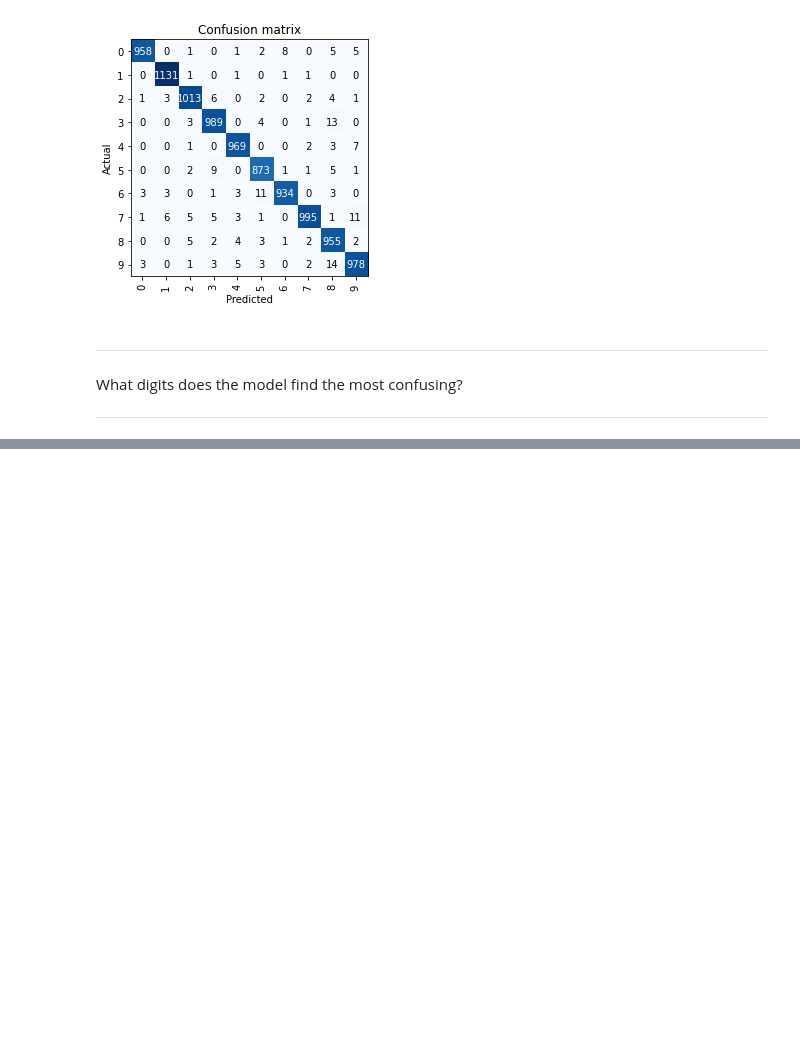
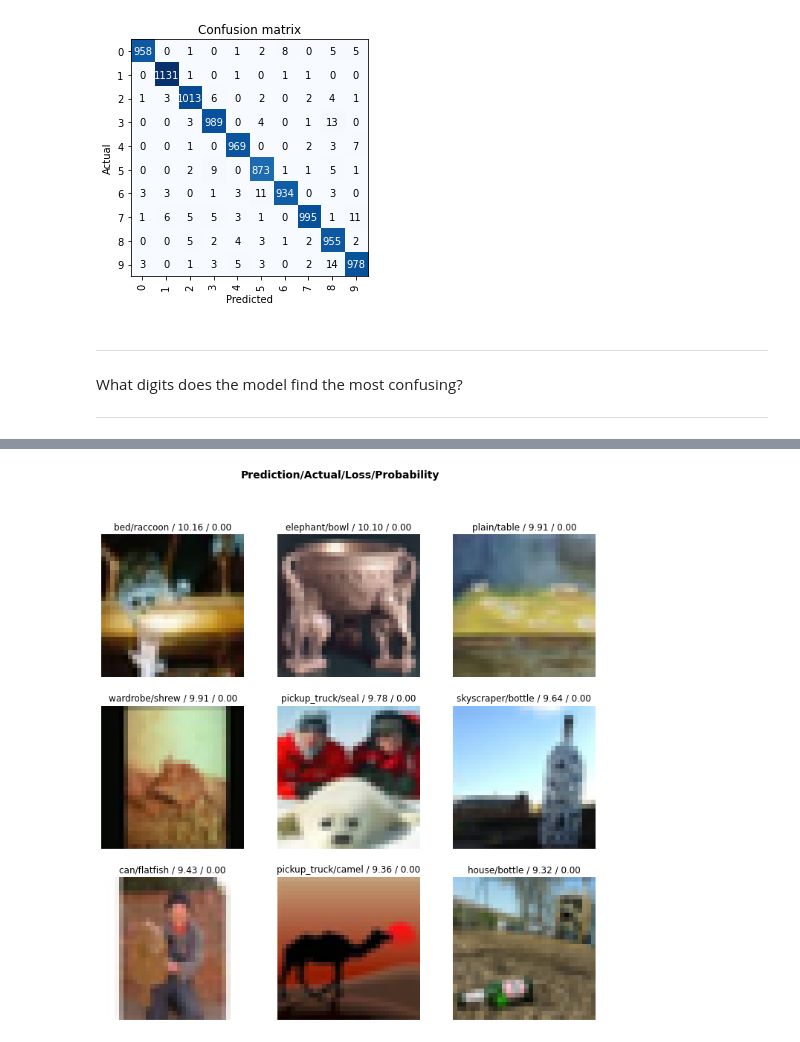
Before and after one commit to aryanfaghihi/ai-course, a Jupyter notebook: Image 1.ipynb, the cells around one changed output, grey strips where cells are left out. Saved outputs shown, nothing was run; the diff lists cells and outputs as text; code cells hidden in the pictures; blank space fills up the shorter version.

Commit message:
Added 'Your turn' section and completed the first image notebook

```diff
--- a/Image 1.ipynb
+++ b/Image 1.ipynb
@@ -195,0 +214,3 @@ What digits does the model find the most confusing?
+# %%
+# Create the dataloader based on the folder structure
+data = ImageDataBunch.from_folder(path, train='train', valid='test')
@@ -195,0 +225,10 @@ What digits does the model find the most confusing?
+# %%
+# define your cnn_learner here
+### YOUR CODE HERE
+learn = cnn_learner(data, models.resnet18, metrics=accuracy)
+
+# hint: look at what we did previously form above
+# %%
+# use the fit method to train your model
+### YOUR CODE HERE
+learn.fit(5)
@@ -195,0 +244,3 @@ What digits does the model find the most confusing?
+# %%
+# Interpret your model's performance
+interp = ClassificationInterpretation.from_learner(learn)
@@ -195,0 +249,8 @@ What digits does the model find the most confusing?
+# %%
+# plot the top losses
+### YOUR CODE HERE
+interp.plot_top_losses(9)
+
+# hint you might have to increase the figsize for better sizing
+# %% [output]
+[figure, added]
```
Also changed, not shown: parts of 12 cells of this notebook.
